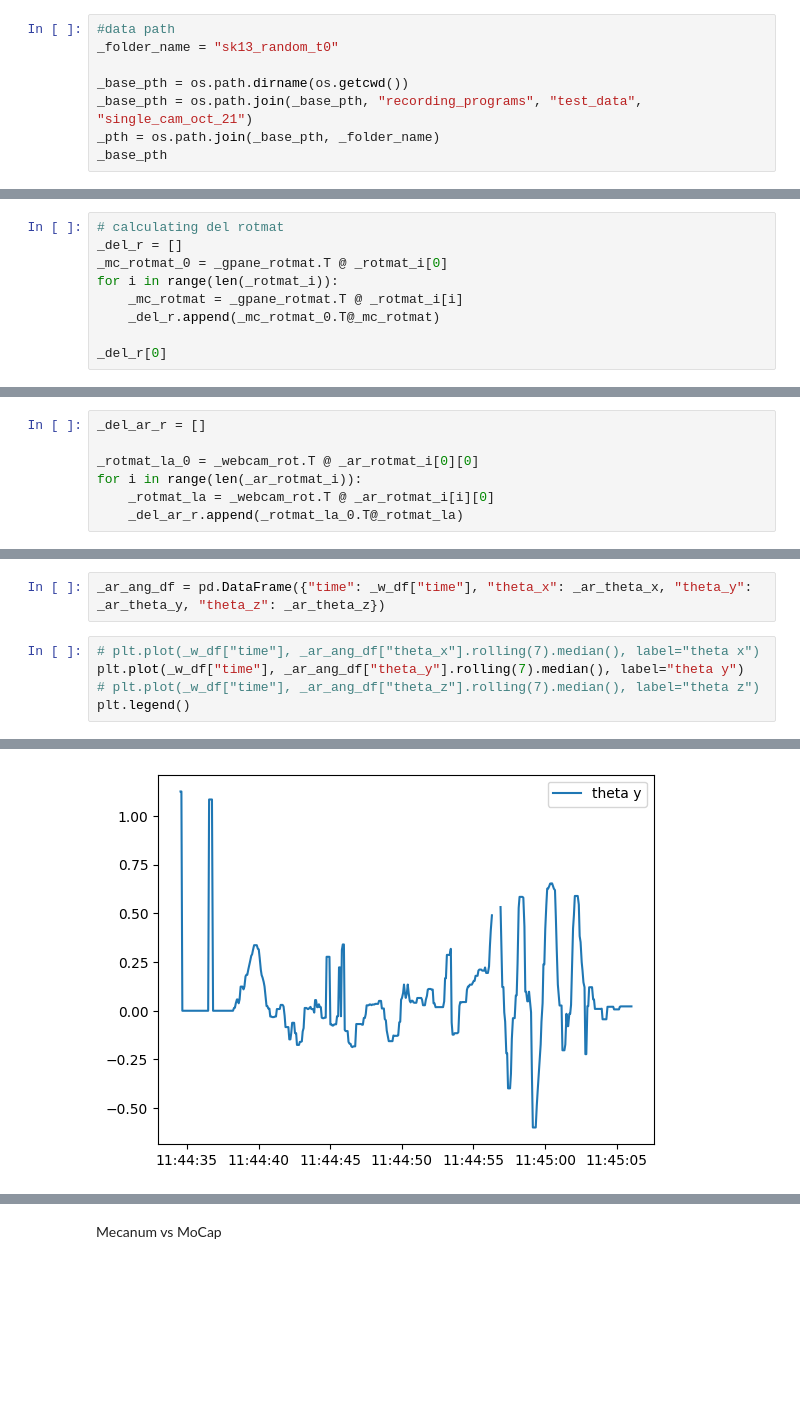
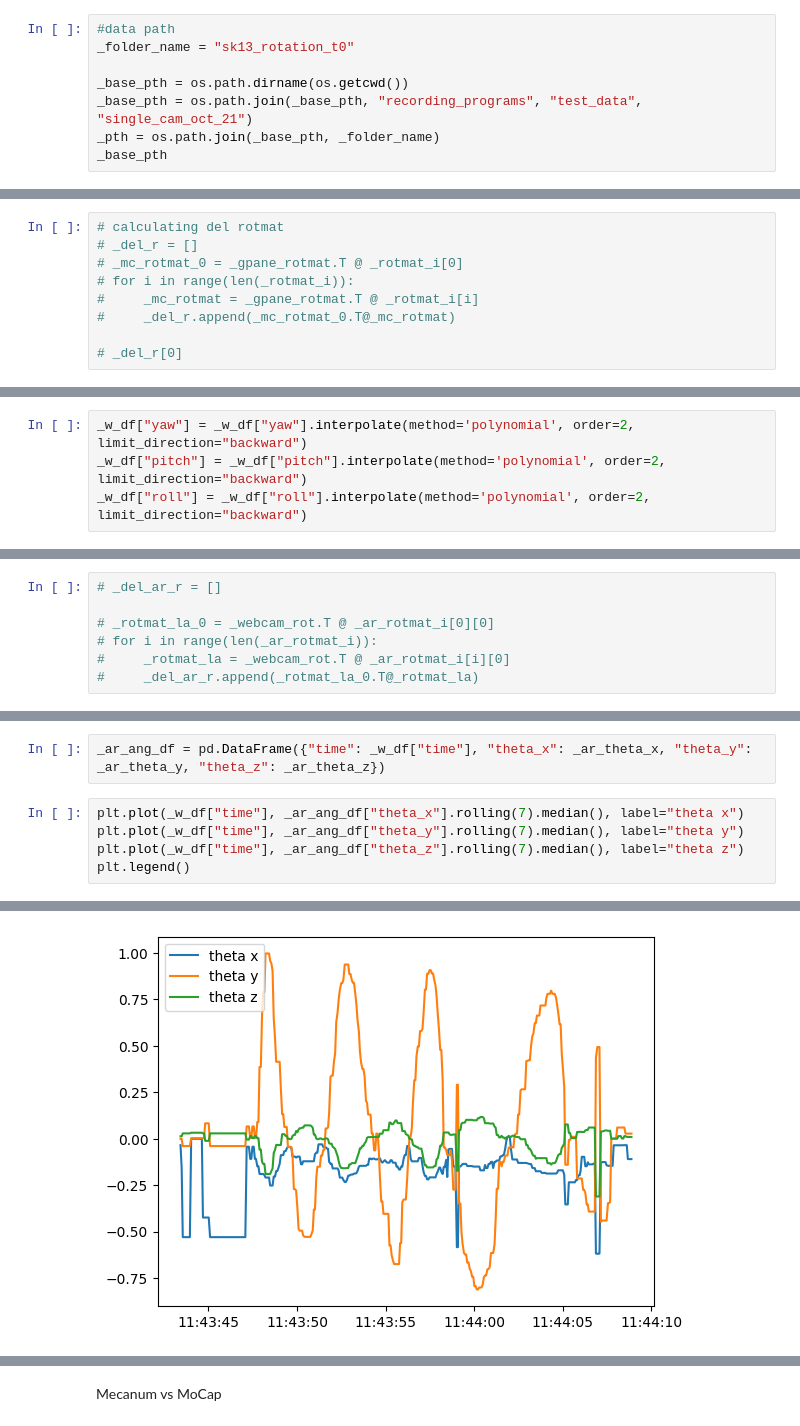
Before and after one commit to SujithChristopher/armbo_preliminary_work, a Jupyter notebook: ipy_notebooks/analysis_singlecam_sensors.ipynb, the cells around one changed output, grey strips where cells are left out. Drawn from its saved outputs; the diff is of its cells as text; blank space fills up the shorter version.

```diff
--- a/ipy_notebooks/analysis_singlecam_sensors.ipynb
+++ b/ipy_notebooks/analysis_singlecam_sensors.ipynb
@@ -15,7 +15,7 @@ from support.mecanum_calculations import *
 from support.ar_calculations import *
 # %%
 #data path
-_folder_name = "sk13_random_t0"
+_folder_name = "sk13_rotation_t0"
 
 _base_pth = os.path.dirname(os.getcwd())
 _base_pth = os.path.join(_base_pth, "recording_programs", "test_data", "single_cam_oct_21")
@@ -173,9 +173,9 @@ _gpane_rotmat = calculate_rotmat(_gp_xvec, _gp_xvec, _gp_org)
 # %%
 # calculating del rotmat
-_del_r = []
-_mc_rotmat_0 = _gpane_rotmat.T @ _rotmat_i[0]
-for i in range(len(_rotmat_i)):
-    _mc_rotmat = _gpane_rotmat.T @ _rotmat_i[i]
-    _del_r.append(_mc_rotmat_0.T@_mc_rotmat)
+# _del_r = []
+# _mc_rotmat_0 = _gpane_rotmat.T @ _rotmat_i[0]
+# for i in range(len(_rotmat_i)):
+#     _mc_rotmat = _gpane_rotmat.T @ _rotmat_i[i]
+#     _del_r.append(_mc_rotmat_0.T@_mc_rotmat)
 
-_del_r[0]
+# _del_r[0]
@@ -234,3 +214,7 @@ _w_df
+# %%
+_w_df["yaw"] = _w_df["yaw"].interpolate(method='polynomial', order=2, limit_direction="backward")
+_w_df["pitch"] = _w_df["pitch"].interpolate(method='polynomial', order=2, limit_direction="backward")
+_w_df["roll"] = _w_df["roll"].interpolate(method='polynomial', order=2, limit_direction="backward")
 # %%
 """ angle from aruco marker"""
 
@@ -249,10 +233,10 @@ array([[ 0.99318042, -0.03685795, -0.1106081 ],
 # %%
-_del_ar_r = []
+# _del_ar_r = []
 
-_rotmat_la_0 = _webcam_rot.T @ _ar_rotmat_i[0][0]
-for i in range(len(_ar_rotmat_i)):
-    _rotmat_la = _webcam_rot.T @ _ar_rotmat_i[i][0]
-    _del_ar_r.append(_rotmat_la_0.T@_rotmat_la)
+# _rotmat_la_0 = _webcam_rot.T @ _ar_rotmat_i[0][0]
+# for i in range(len(_ar_rotmat_i)):
+#     _rotmat_la = _webcam_rot.T @ _ar_rotmat_i[i][0]
+#     _del_ar_r.append(_rotmat_la_0.T@_rotmat_la)
 # %%
 _del_ar_r = []
 
@@ -278,10 +262,10 @@ _ar_theta_z = np.array(_ar_theta_z)
 # %%
 _ar_ang_df = pd.DataFrame({"time": _w_df["time"], "theta_x": _ar_theta_x, "theta_y": _ar_theta_y, "theta_z": _ar_theta_z})
 # %%
-# plt.plot(_w_df["time"], _ar_ang_df["theta_x"].rolling(7).median(), label="theta x")
+plt.plot(_w_df["time"], _ar_ang_df["theta_x"].rolling(7).median(), label="theta x")
 plt.plot(_w_df["time"], _ar_ang_df["theta_y"].rolling(7).median(), label="theta y")
-# plt.plot(_w_df["time"], _ar_ang_df["theta_z"].rolling(7).median(), label="theta z")
+plt.plot(_w_df["time"], _ar_ang_df["theta_z"].rolling(7).median(), label="theta z")
 plt.legend()
 # %% [output]
 <matplotlib.legend.Legend at 0x...>
-[figure, old version]
+[figure, new version]
```
Also changed, not shown: parts of 22 cells of this notebook.
